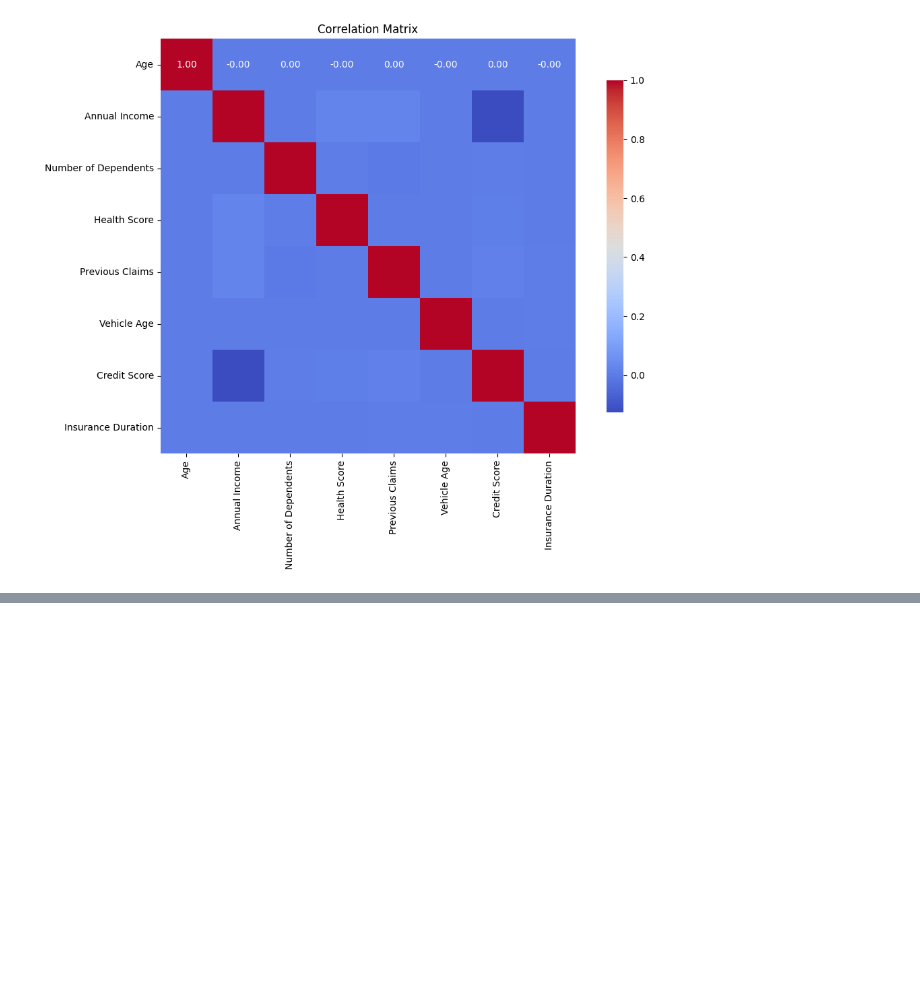
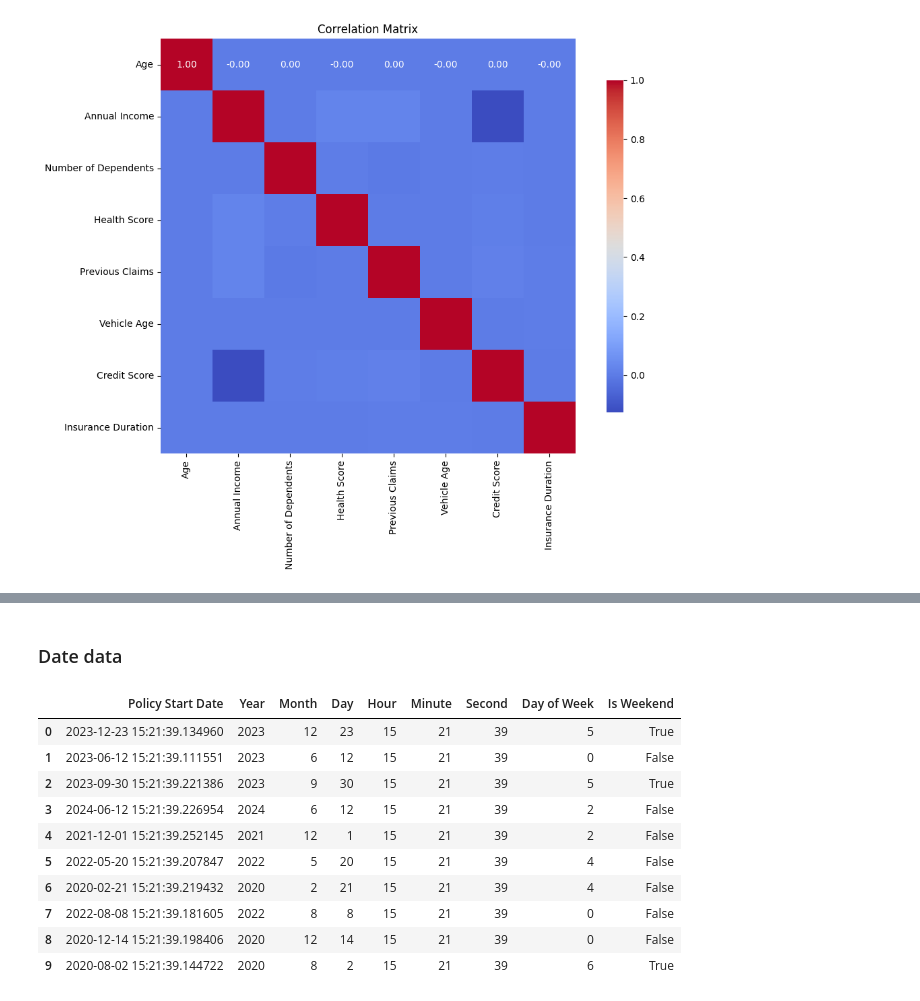
Before and after one commit to timothyafolami/Kaggle-Playground-S4-12, a Jupyter notebook: notebooks/EDA.ipynb, the cells around one changed output, grey strips where cells are left out. Cells and saved outputs as stored; diff of their text form; code cells hidden in the pictures; blank space fills up the shorter version.

```diff
--- a/notebooks/EDA.ipynb
+++ b/notebooks/EDA.ipynb
@@ -546,0 +727,16 @@ visualize_data_distribution(num_data_1)
+# %% [markdown]
+### Date data
+# %%
+date_data.head(10)
+# %% [output]
+|  | Policy Start Date | Year | Month | Day | Hour | Minute | Second | Day of Week | Is Weekend |
+| 0 | 2023-12-23 15:21:39.134960 | 2023 | 12 | 23 | 15 | 21 | 39 | 5 | True |
+| 1 | 2023-06-12 15:21:39.111551 | 2023 | 6 | 12 | 15 | 21 | 39 | 0 | False |
+| 2 | 2023-09-30 15:21:39.221386 | 2023 | 9 | 30 | 15 | 21 | 39 | 5 | True |
+| 3 | 2024-06-12 15:21:39.226954 | 2024 | 6 | 12 | 15 | 21 | 39 | 2 | False |
+| 4 | 2021-12-01 15:21:39.252145 | 2021 | 12 | 1 | 15 | 21 | 39 | 2 | False |
+| 5 | 2022-05-20 15:21:39.207847 | 2022 | 5 | 20 | 15 | 21 | 39 | 4 | False |
+| 6 | 2020-02-21 15:21:39.219432 | 2020 | 2 | 21 | 15 | 21 | 39 | 4 | False |
+| 7 | 2022-08-08 15:21:39.181605 | 2022 | 8 | 8 | 15 | 21 | 39 | 0 | False |
+| 8 | 2020-12-14 15:21:39.198406 | 2020 | 12 | 14 | 15 | 21 | 39 | 0 | False |
+| 9 | 2020-08-02 15:21:39.144722 | 2020 | 8 | 2 | 15 | 21 | 39 | 6 | True |
```
Also changed, not shown: parts of 26 cells of this notebook, 3 other files.
